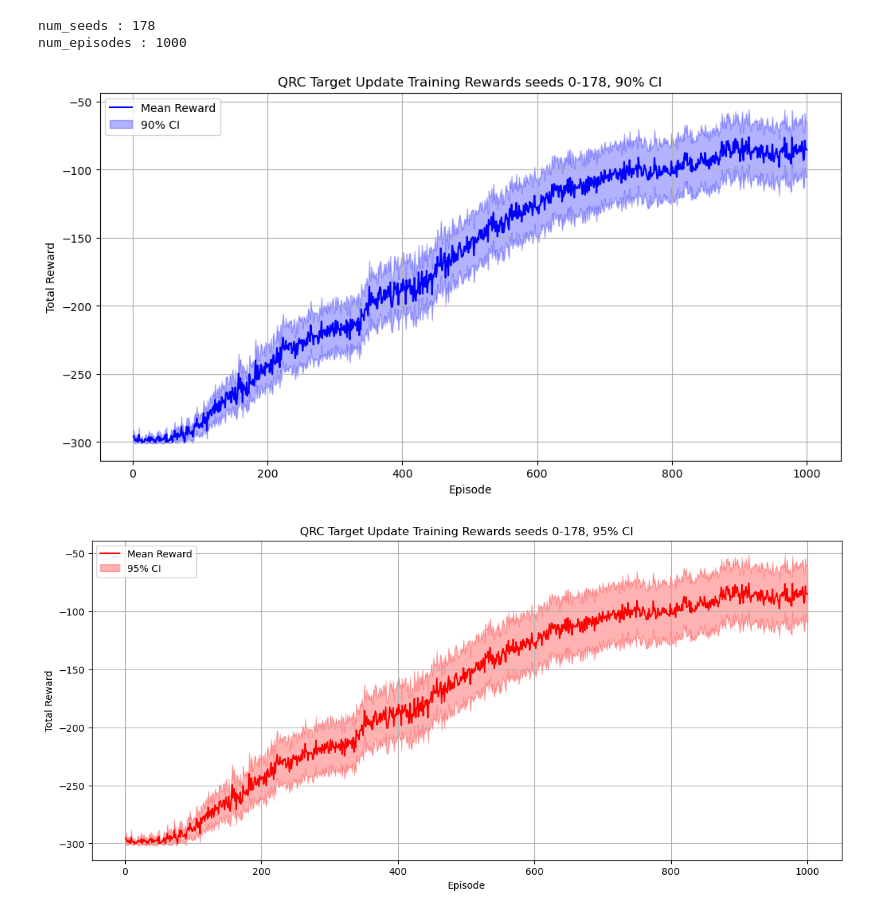
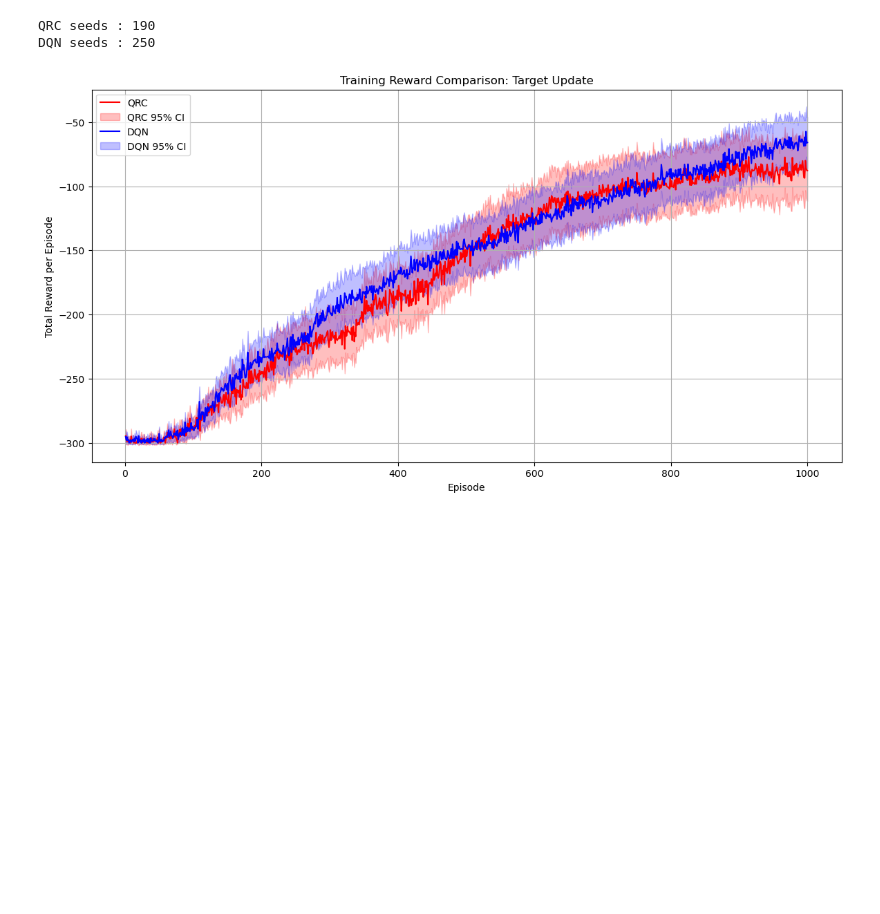
Before and after one commit to LukasOttenhof/CMPUT655-Project, a Jupyter notebook: Analysis/QRC_analysis.ipynb, the cells around one changed output. Cells and saved outputs as stored; diff of their text form; code cells hidden in the pictures; blank space fills up the shorter version.

```diff
--- a/Analysis/QRC_analysis.ipynb
+++ b/Analysis/QRC_analysis.ipynb
@@ -74,7 +136,13 @@ num_episodes : 1000
 # %%
-plot_qrc_rewards(pt_file="../data/qrc_reward_seeds_target_update.pt", name="QRC Target Update")
+# plot_qrc_rewards(pt_file="../data/qrc_reward_seeds_target_update.pt", name="QRC Target Update")
+# plot_qrc_rewards(pt_file="../data/dqn_reward_seeds_target_update.pt", name="DQN Target Update")
+
+plot_graph(
+    qrc_file="../data/qrc_reward_seeds_target_update.pt",
+    dqn_file="../data/dqn_reward_seeds_target_update.pt",
+    graph_title="Training Reward Comparison: Target Update"
+)
 # %% [output]
-num_seeds : 178
-num_episodes : 1000
+QRC seeds : 190
+DQN seeds : 250
-[figure, old version]
+[figure, new version]
-[figure, removed]
```
Also changed, not shown: parts of 6 cells of this notebook, 7 other files.
